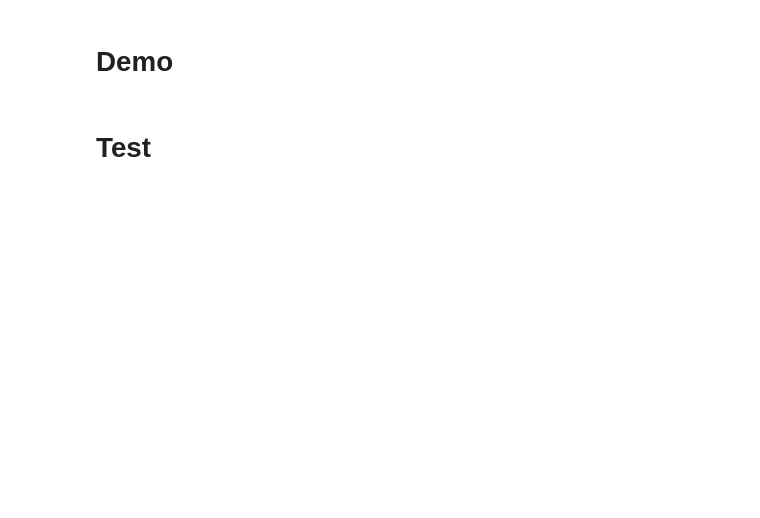
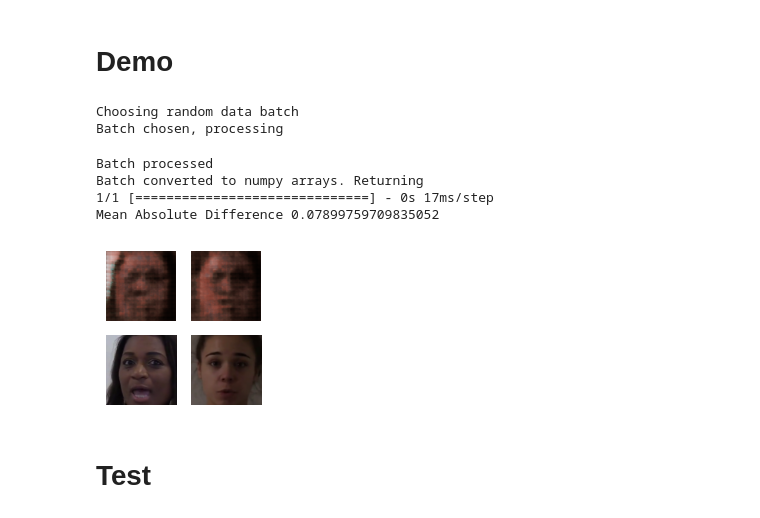
Before and after one commit to Blinco0/deepfake-lip-sync, a Jupyter notebook: train_GAN.ipynb, the cells around one changed output. Saved outputs shown, nothing was run; the diff lists cells and outputs as text; code cells hidden in the pictures; blank space fills up the shorter version.

```diff
--- a/train_GAN.ipynb
+++ b/train_GAN.ipynb
@@ -329,5 +270,18 @@ Detected at node 'model/combined_model/batch_normalization/FusedBatchNormV3' def
 # %% [markdown]
 # Demo
+# %%
+images, img_concats, audio_samples = khoas_get_batch(2, 40000)
+predictions = gen.predict([img_concats, audio_samples])
+
+generate_and_save_images(gen, 1000, images, img_concats, audio_samples, False)
+# %% [output]
+Choosing random data batch
+Batch chosen, processing
+Batch processed
+Batch converted to numpy arrays. Returning
+1/1 [==============================] - 0s 17ms/step
+Mean Absolute Difference 0.07899759709835052
+[figure, added]
 # %%
 import imageio
 
```
Also changed, not shown: parts of 9 cells of this notebook, 12 other files.
